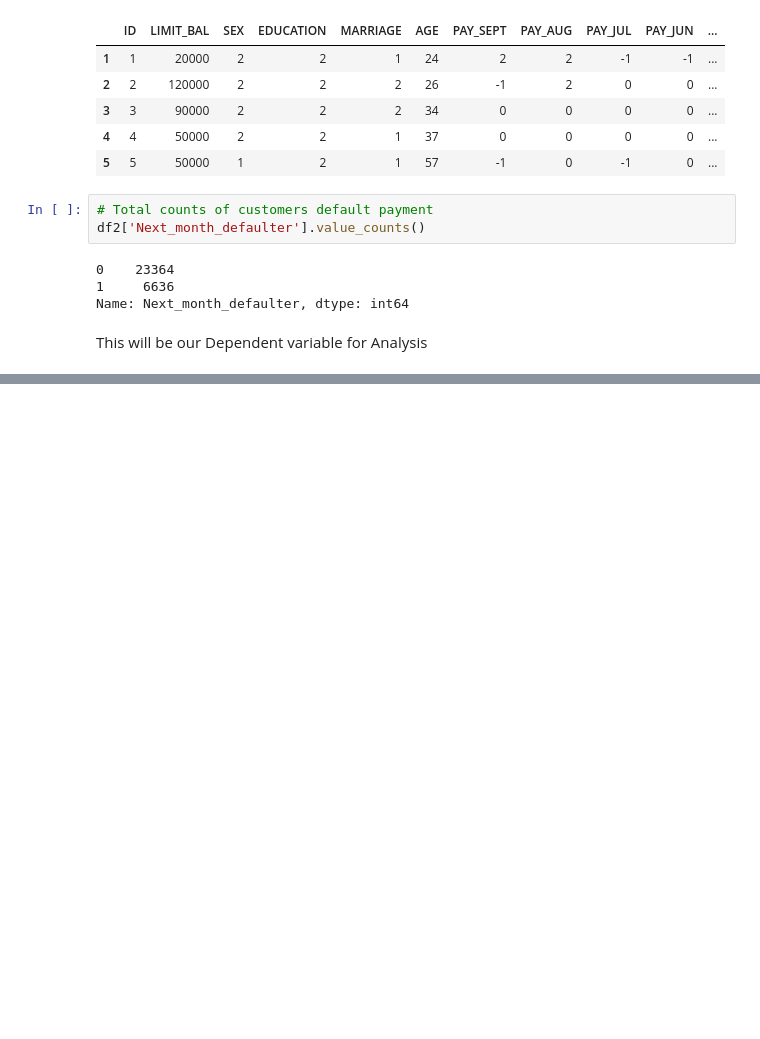
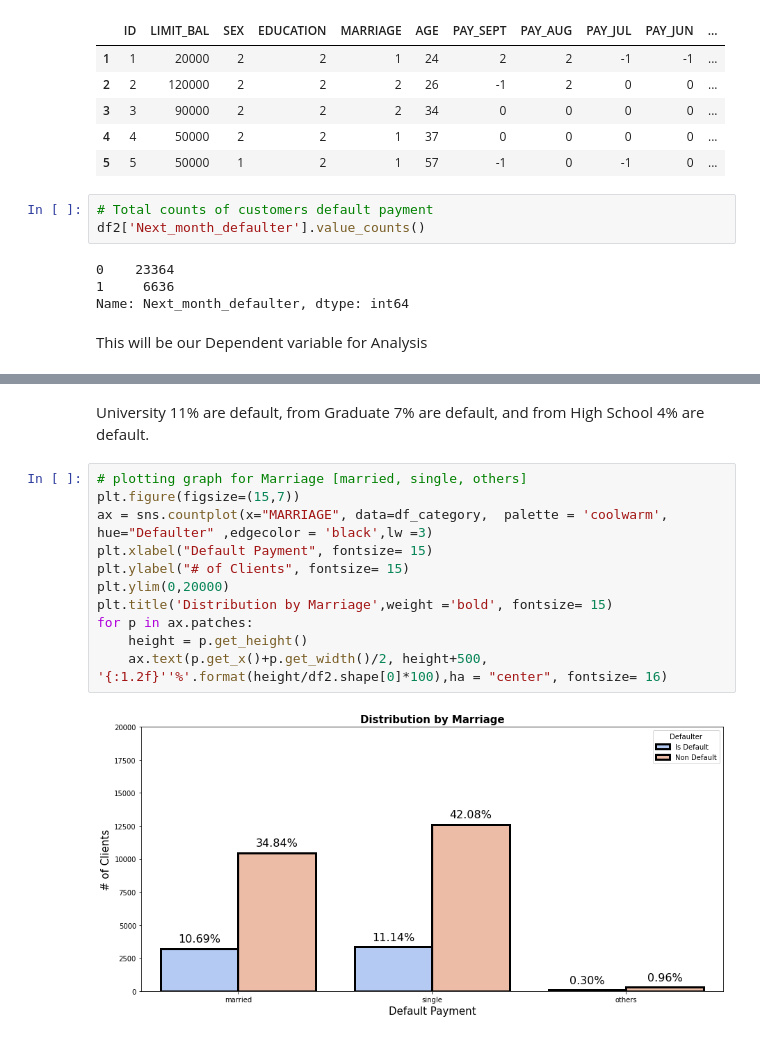
Before and after one commit to Rahman88talha/Credit_Card_Default_Prediction_Classification, a Jupyter notebook: Credit_Card_default_Prediction(Classification)_Analysis.ipynb, the cells around one changed output, grey strips where cells are left out. Cells and saved outputs as stored; diff of their text form; blank space fills up the shorter version.

```diff
--- a/Credit_Card_default_Prediction(Classification)_Analysis.ipynb
+++ b/Credit_Card_default_Prediction(Classification)_Analysis.ipynb
@@ -214,0 +357,15 @@ This will be our Dependent variable for Analysis
+# %% [markdown]
+University 11% are default, from Graduate 7% are default, and from High School 4% are default.
+# %%
+# plotting graph for Marriage [married, single, others]
+plt.figure(figsize=(15,7))
+ax = sns.countplot(x="MARRIAGE", data=df_category,  palette = 'coolwarm', hue="Defaulter" ,edgecolor = 'black',lw =3)
+plt.xlabel("Default Payment", fontsize= 15)
+plt.ylabel("# of Clients", fontsize= 15)
+plt.ylim(0,20000)
+plt.title('Distribution by Marriage',weight ='bold', fontsize= 15)
+for p in ax.patches:
+    height = p.get_height()
+    ax.text(p.get_x()+p.get_width()/2, height+500, '{:1.2f}''%'.format(height/df2.shape[0]*100),ha = "center", fontsize= 16)
+# %% [output]
+[figure, added]
```
Also changed, not shown: parts of 41 cells of this notebook.
